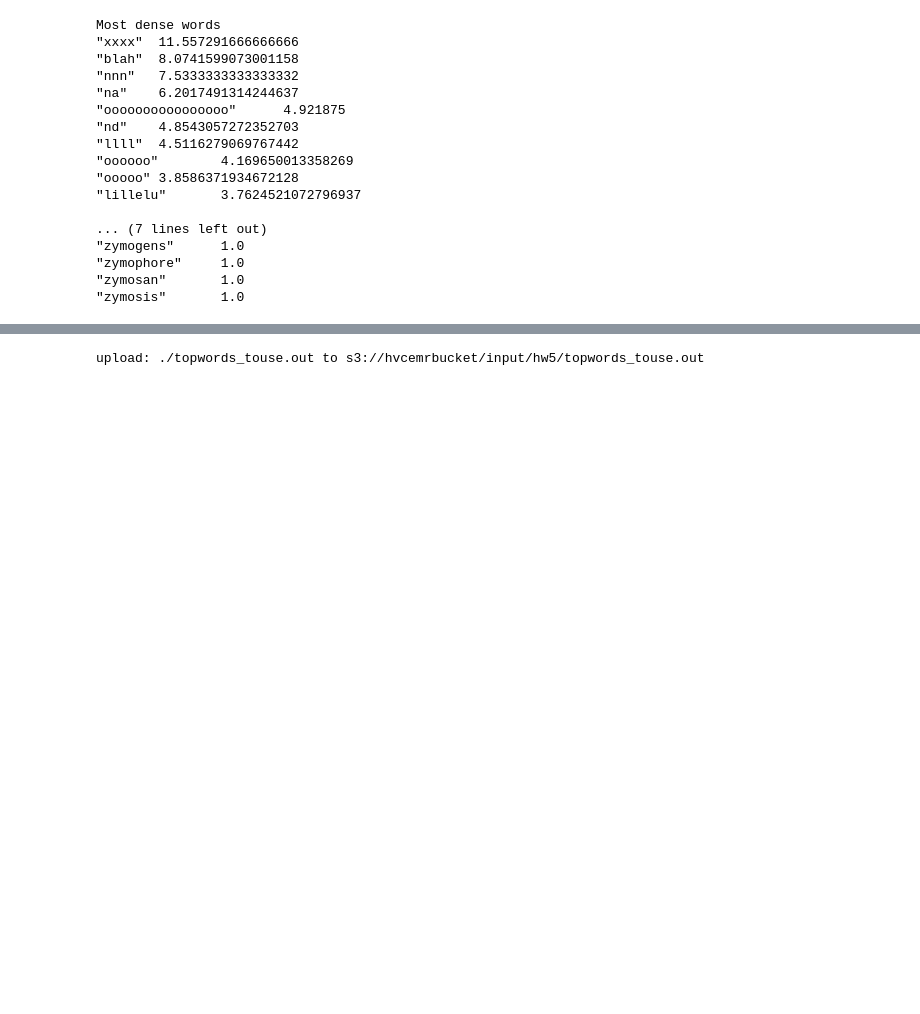
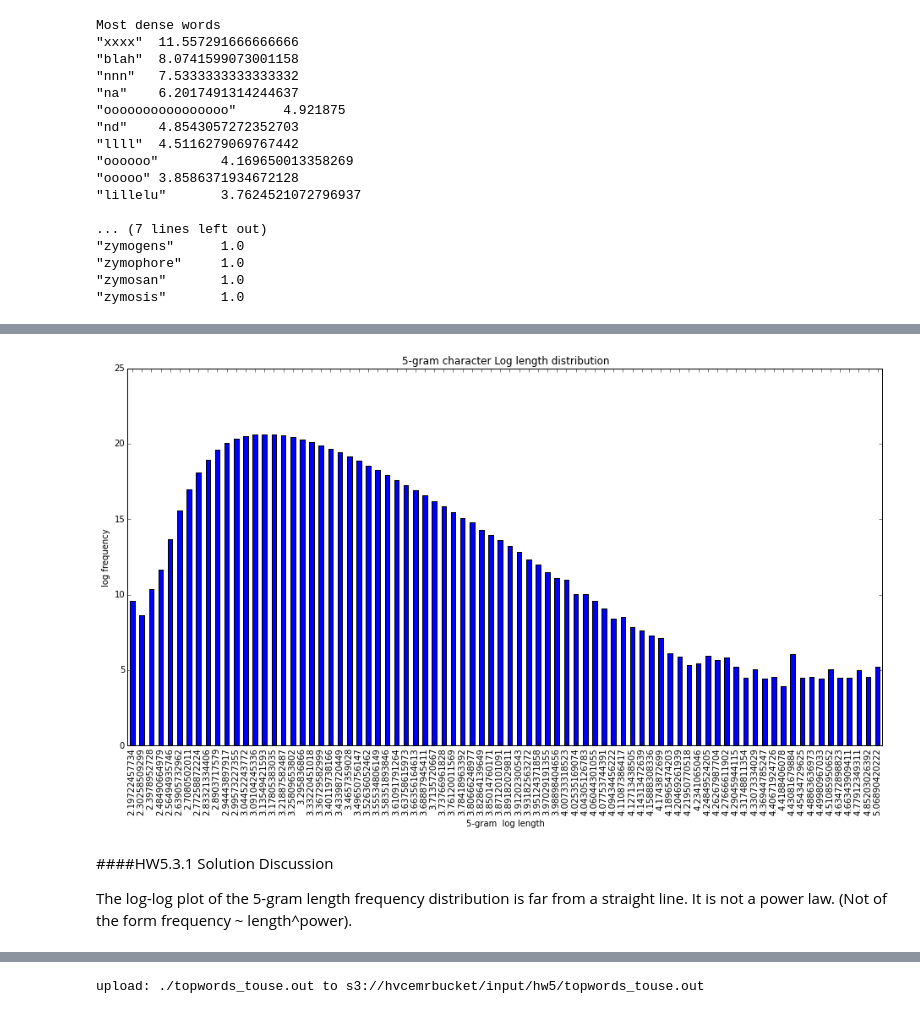
Before and after one commit to presquepartout/W261_Fabrika, a Jupyter notebook: hw5/MIDS-W261-2016-HWK-Week05-Team4.ipynb, the cells around one changed output, grey strips where cells are left out. Cells and saved outputs as stored; diff of their text form; code cells hidden in the pictures; blank space fills up the shorter version.

```diff
--- a/hw5/MIDS-W261-2016-HWK-Week05-Team4.ipynb
+++ b/hw5/MIDS-W261-2016-HWK-Week05-Team4.ipynb
@@ -622 +624,22 @@ my_plot.set_ylabel("frequency")
+# %%
+import math
+
+plt.rcParams['figure.figsize'] = 16, 8  # plotsize
+
+df = pd.read_csv('./sortedD53.txt',sep='\t',header=None)
+df.columns = ['length','frequency']
+df['length'] = df.length.apply(math.log)
+df['frequency'] = df['frequency'].apply(math.log)
+df = df.sort('length')
+df = df.set_index('length')
+my_plot = df.plot(kind='bar',legend=None,title="5-gram character Log length distribution")
+my_plot.set_xlabel("5-gram  log length")
+my_plot.set_ylabel("log frequency")
+plt.show()
+# %% [output]
+[figure, added]
+# %% [markdown]
+####HW5.3.1 Solution Discussion
+
+The log-log plot of the 5-gram length frequency distribution is far from a straight line. It is not a power law. (Not of the form frequency ~ length^power).
 # %% [markdown]
```
Also changed, not shown: parts of 39 cells of this notebook.
